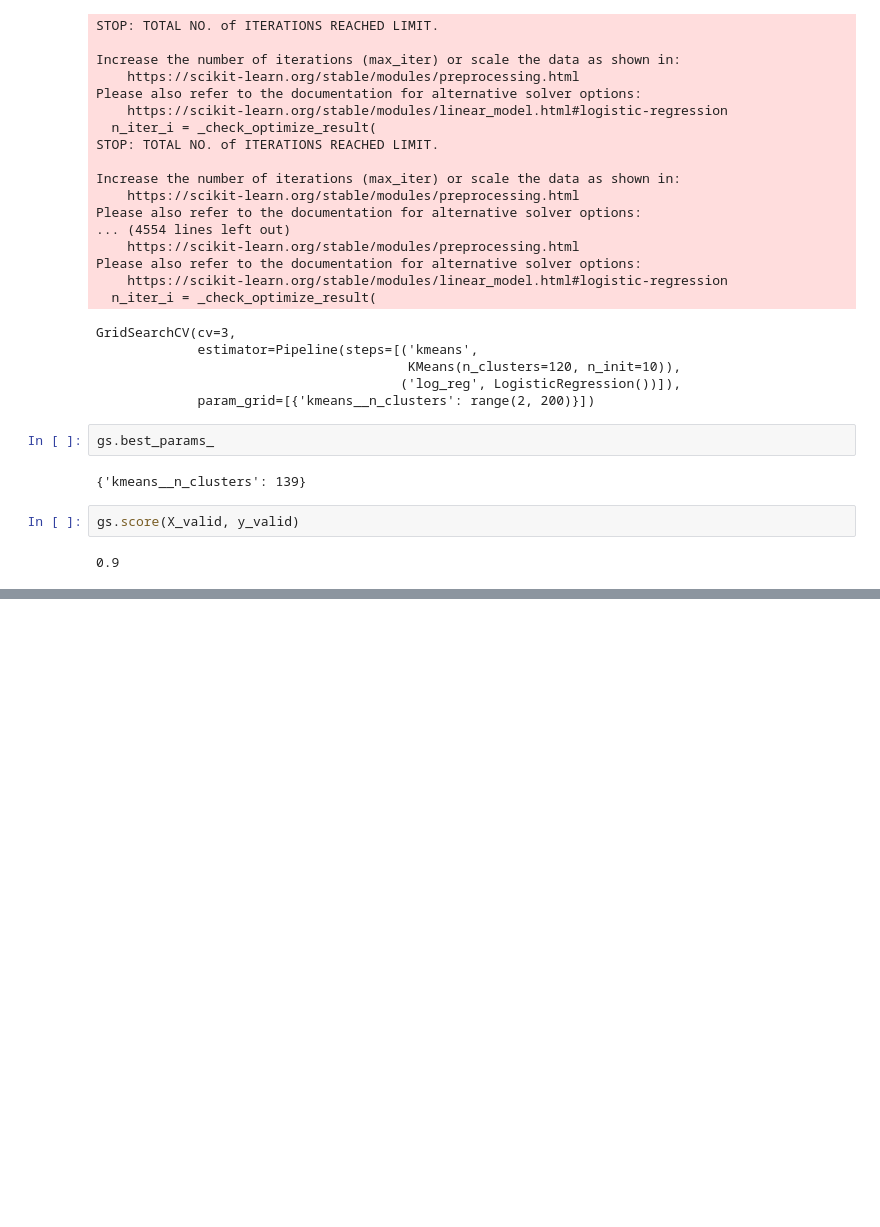
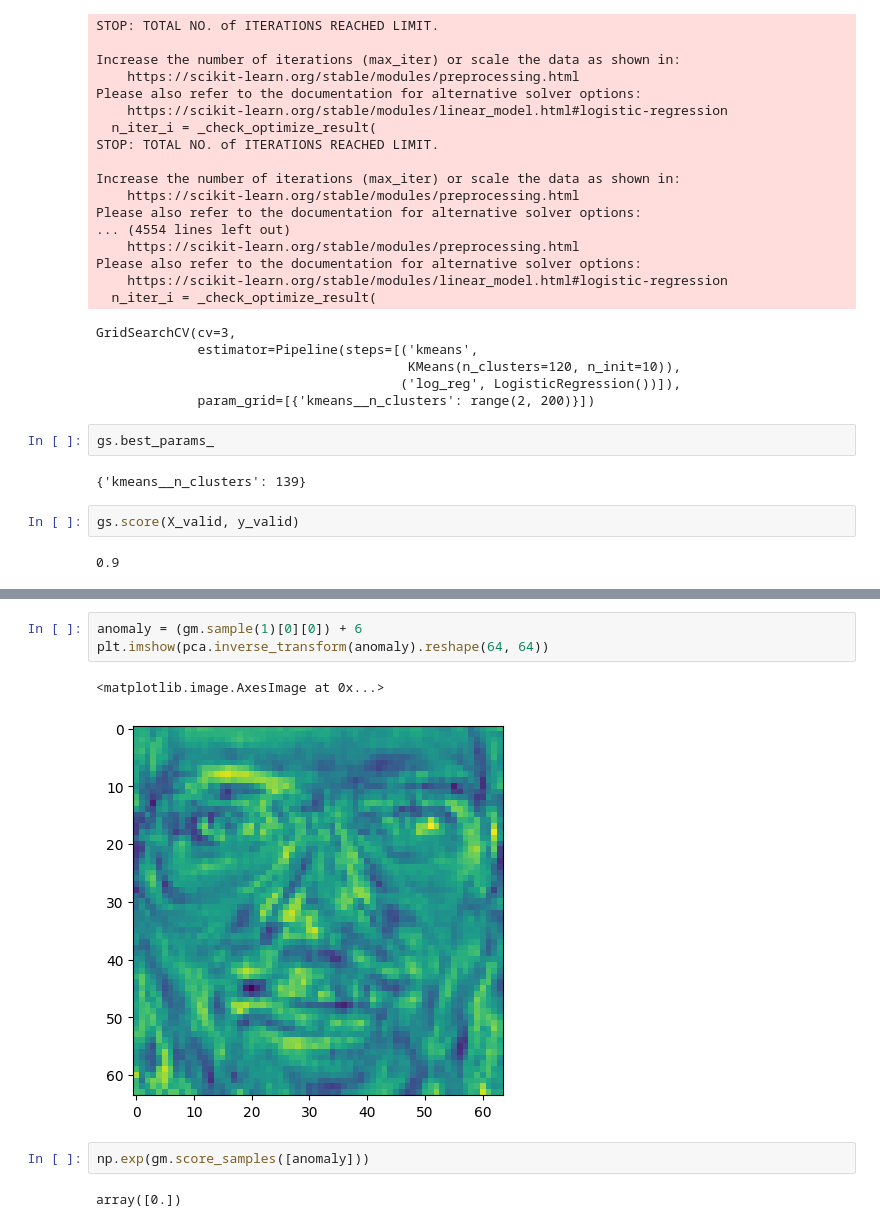
Before and after one commit to educhav/homl, a Jupyter notebook: ch09_unsupervised_learning/UL.ipynb, the cells around one changed output, grey strips where cells are left out. Drawn from its saved outputs; the diff is of its cells as text; blank space fills up the shorter version.

```diff
--- a/ch09_unsupervised_learning/UL.ipynb
+++ b/ch09_unsupervised_learning/UL.ipynb
@@ -713,0 +703,10 @@ array([ 3.78082776e+00, -1.85479927e+00, -5.14403582e+00, -9.98655140e-01,
+# %%
+anomaly = (gm.sample(1)[0][0]) + 6
+plt.imshow(pca.inverse_transform(anomaly).reshape(64, 64))
+# %% [output]
+<matplotlib.image.AxesImage at 0x...>
+[figure, added]
+# %%
+np.exp(gm.score_samples([anomaly]))
+# %% [output]
+array([0.])
```
Also changed, not shown: parts of 16 cells of this notebook, 2 other files.
